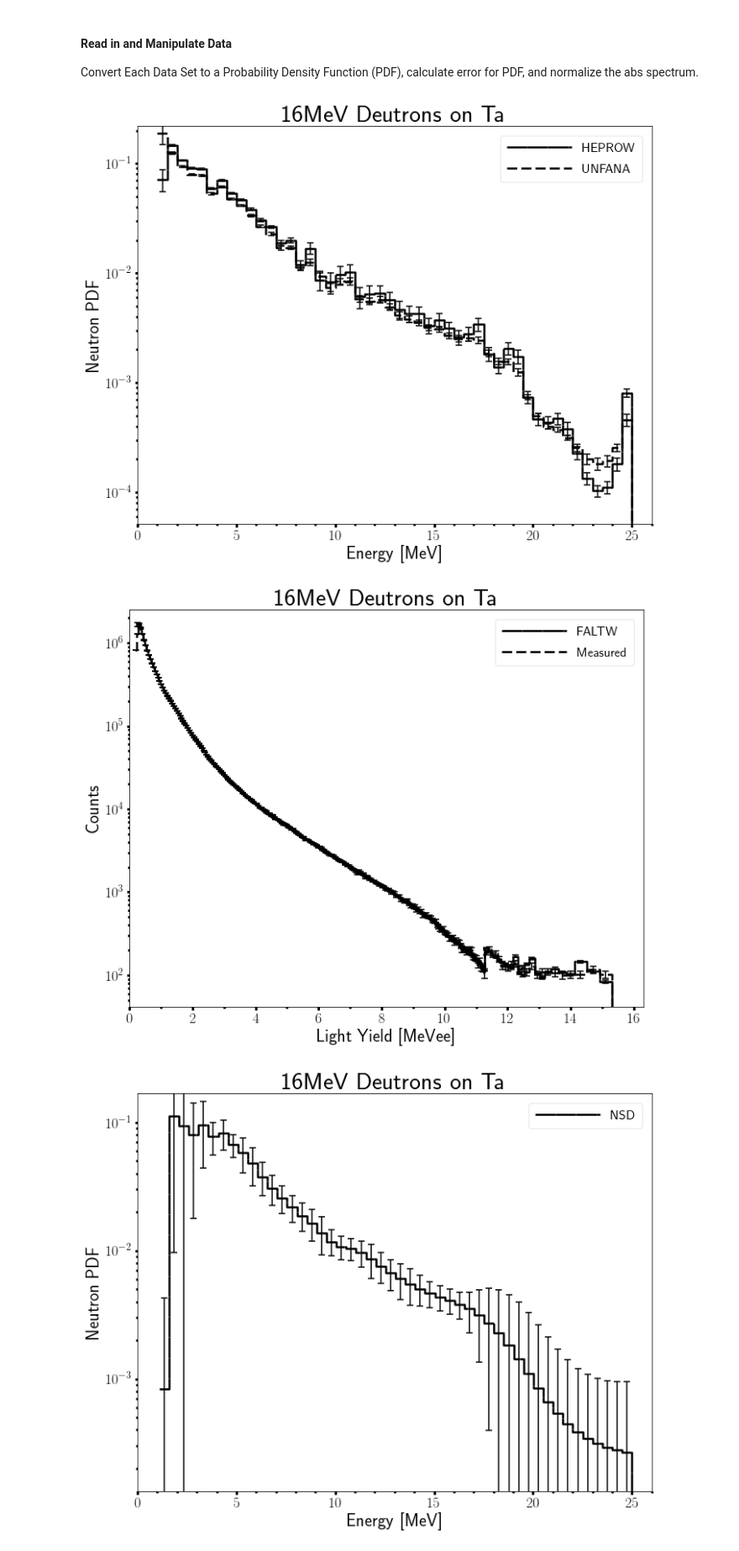
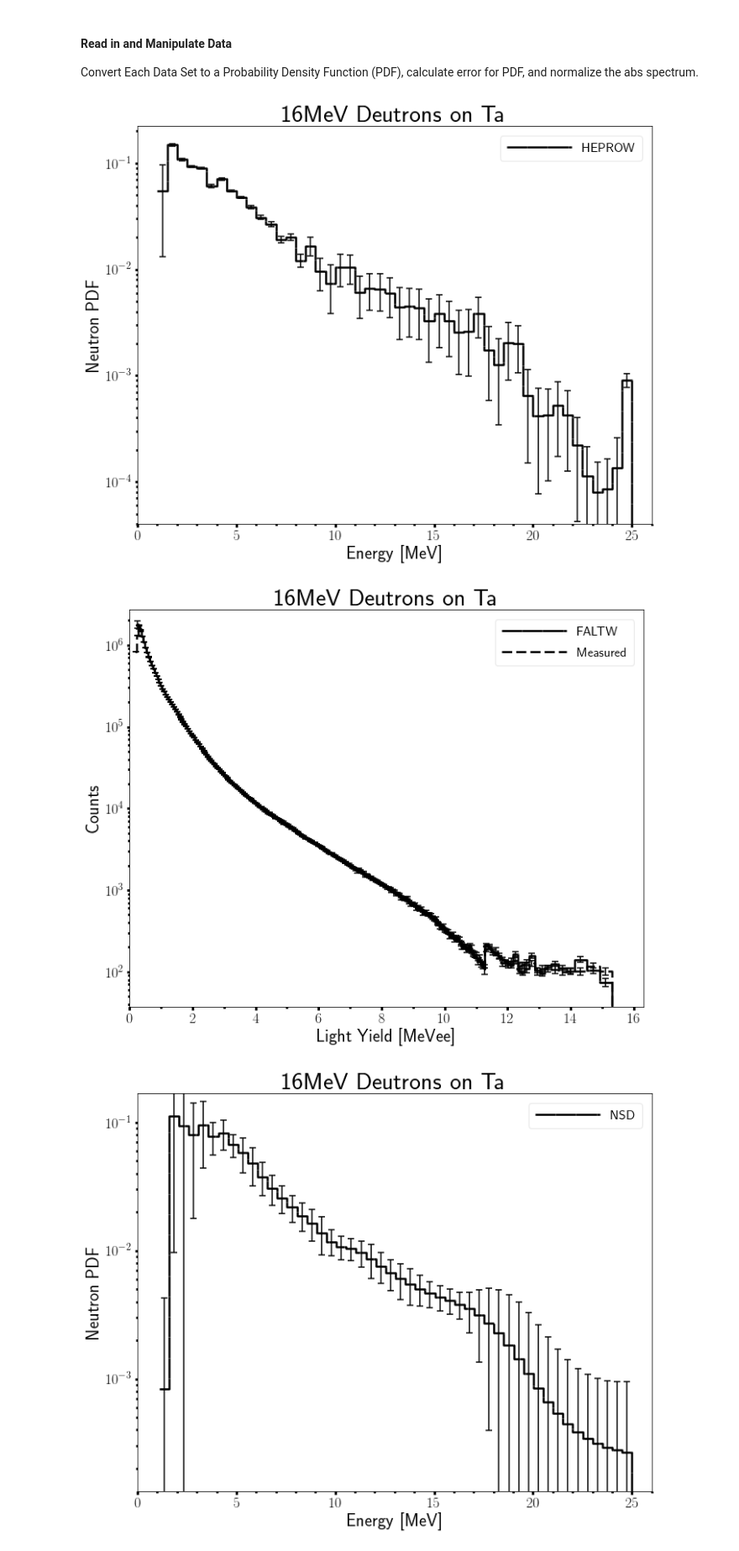
Before and after one commit to 2lambda123/88_Data, a Jupyter notebook: Experiments/PHS/16MeVTa/16MeVTa.ipynb, the cells around one changed output. Shown at 84% size. Cells and saved outputs as stored; diff of their text form; code cells hidden in the pictures.

```diff
--- a/Experiments/PHS/16MeVTa/16MeVTa.ipynb
+++ b/Experiments/PHS/16MeVTa/16MeVTa.ipynb
@@ -1220,50 +1220,54 @@ unfData['pdfCovSigma'] = unfData['absCovSigma']/unfData['absFlux']*unfData['pdfF
 # Build pdf histogram object
 heprowHisto = Histogram()
 heprowHisto.build_histo(heprowData['lowE'].tolist(), heprowData['pdfFlux'].tolist(),
-                       uncert=heprowData['pdfSigma'].tolist(), edgeLoc=heprowBinBounds,
+                       uncert=heprowData['pdfCovSigma'].tolist(), edgeLoc=heprowBinBounds,
                        name='HEPROW')
 unfHisto = Histogram()
 unfHisto.build_histo(unfData['lowE'].tolist(), unfData['pdfFlux'].tolist(),
-                       uncert=unfData['pdfSigma'].tolist(), edgeLoc=heprowBinBounds,
+                       uncert=unfData['pdfCovSigma'].tolist(), edgeLoc=heprowBinBounds,
                        name='UNFANA')
-heprowHisto.plot(unfHisto, logY=True, title='16MeV Deutrons on Ta', xLabel='Energy [MeV]',
+heprowHisto.plot(logY=True, title='16MeV Deutrons on Ta', xLabel='Energy [MeV]',
                  yLabel='Neutron PDF')
 
 # Build norm histogram object
 heprowNormHisto = Histogram()
 heprowNormHisto.build_histo(heprowData['lowE'].tolist(), heprowData['normFlux'].tolist(),
                        uncert=heprowData['normSigma'].tolist(), edgeLoc=heprowBinBounds,
                        name='HEPROW')
 
 # Build error histogram objects
 heprowErrorHisto = Histogram()
 heprowErrorHisto.build_histo(heprowData['lowE'].tolist(),
                                heprowData['pdfSigma']/heprowData['pdfFlux'].tolist(),
                                edgeLoc=heprowBinBounds, name='HEPROW Errors')
 heprowCovErrorHisto = Histogram()
 heprowCovErrorHisto.build_histo(heprowData['lowE'].tolist(),
                                heprowData['pdfCovSigma']/heprowData['pdfFlux'].tolist(),
                                edgeLoc=heprowBinBounds, name='HEPROW Covariance Errors')
 #print heprowData['pdfSigma']/heprowData['pdfCovSigma']
 
 # Import PHS data and plot
 faltwPHSData = readFlu(heprowPath+faltwPHSName, delim_whitespace=True, names=['lowE', 'absPHS', 'absSigma'],
                skiprows=3)
 measPHSData = readFlu(heprowPath+measPHSName, delim_whitespace=True, names=['lowE', 'absPHS', 'absSigma'],
                skiprows=3)
 faltwPHSHisto = Histogram()
-faltwPHSHisto.build_histo(faltwPHSData['lowE'].tolist(), faltwPHSData['absPHS'].tolist(),
+faltwPHSHisto.build_histo(faltwPHSData['lowE'].tolist(),
+                         bin_differentiation(faltwPHSData['lowE'].tolist(),
+                                             faltwPHSData['absPHS'].tolist()),
                        uncert=faltwPHSData['absSigma'].tolist(), edgeLoc=heprowBinBounds,
                        name='FALTW')
 measPHSHisto = Histogram()
-measPHSHisto.build_histo(measPHSData['lowE'].tolist(), measPHSData['absPHS'].tolist(),
-                       uncert=measPHSData['absSigma'].tolist(), edgeLoc=heprowBinBounds,
-                       name='Measured')
+measPHSHisto.build_histo(measPHSData['lowE'].tolist(),
+                         bin_differentiation(measPHSData['lowE'].tolist(),
+                                             measPHSData['absPHS'].tolist()),
+                         uncert=measPHSData['absSigma'].tolist(), edgeLoc=heprowBinBounds,
+                         name='Measured')
 faltwPHSHisto.plot(measPHSHisto, logY=True, title='16MeV Deutrons on Ta', xLabel='Light Yield [MeVee]',
                  yLabel='Counts')
 # %% [output]
-[figure, old version]
+[figure, new version]
-[figure, old version]
+[figure, new version]
 # %%
 # Read in Meulders data and normalize
 meuldersData = pd.read_table(meuldersPath+meuldersName, delim_whitespace=True,
```
Also changed, not shown: parts of 4 cells of this notebook, 5 other files.
